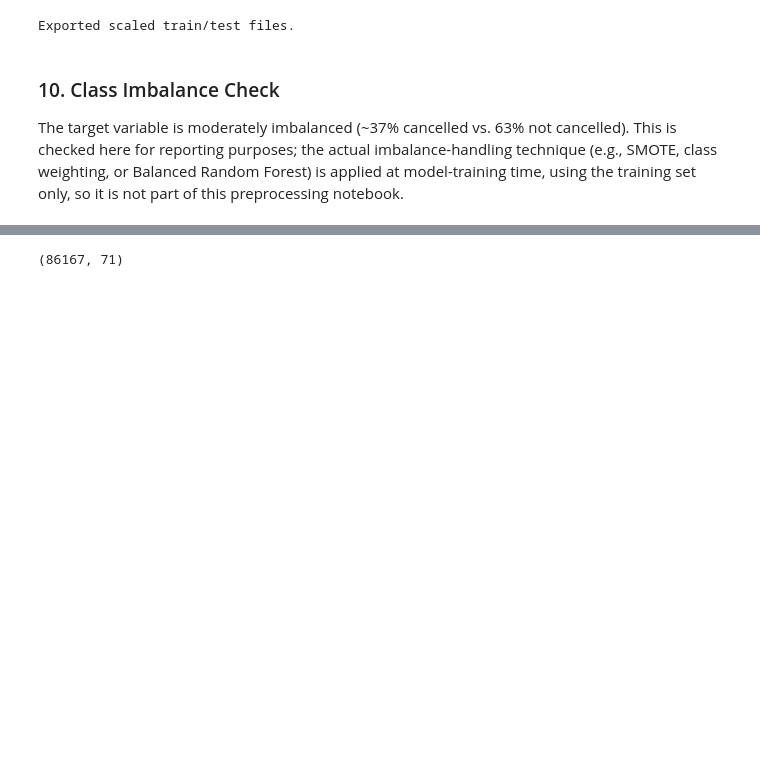
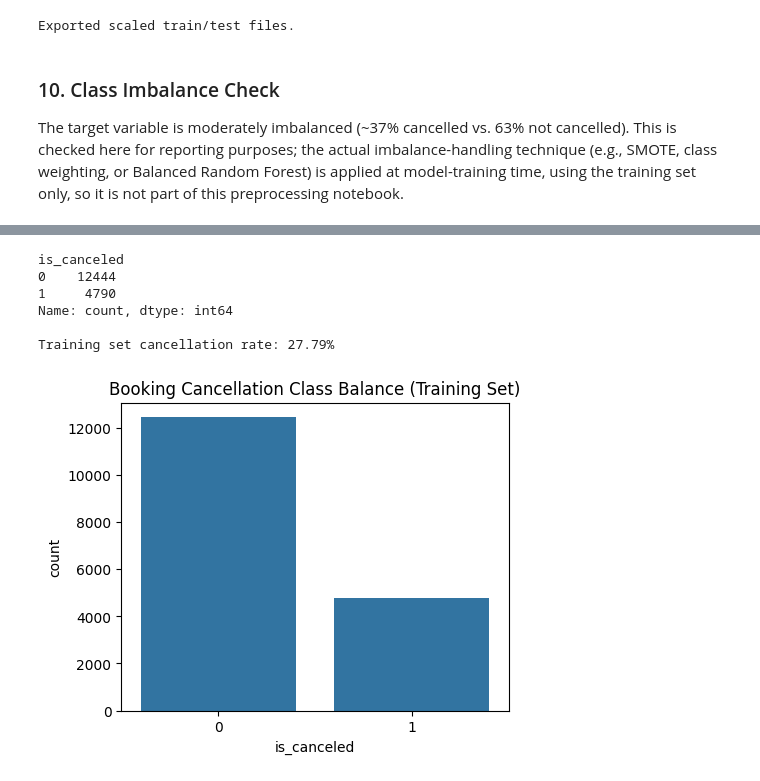
Before and after one commit to HarisAmmar117/BookPulse, a Jupyter notebook: notebooks/data_preprocessing.ipynb, the cells around one changed output, grey strips where cells are left out. Saved outputs shown, nothing was run; the diff lists cells and outputs as text; code cells hidden in the pictures; blank space fills up the shorter version.

```diff
--- a/notebooks/data_preprocessing.ipynb
+++ b/notebooks/data_preprocessing.ipynb
@@ -665,3 +679,17 @@ Training set cancellation rate: 27.79%
 # %%
+print(y_test.value_counts())
+print("\nTraining set cancellation rate: {:.2f}%".format(y_test.mean() * 100))
+
+fig, ax = plt.subplots(figsize=(5, 4))
+sns.countplot(x=y_test, ax=ax)
+ax.set_title("Booking Cancellation Class Balance (Training Set)")
+ax.set_xlabel("is_canceled")
+plt.show()
 # %% [output]
-(86167, 71)
+is_canceled
+0    12444
+1     4790
+Name: count, dtype: int64
+
+Training set cancellation rate: 27.79%
+[figure, added]
```
Also changed, not shown: parts of 9 cells of this notebook.
